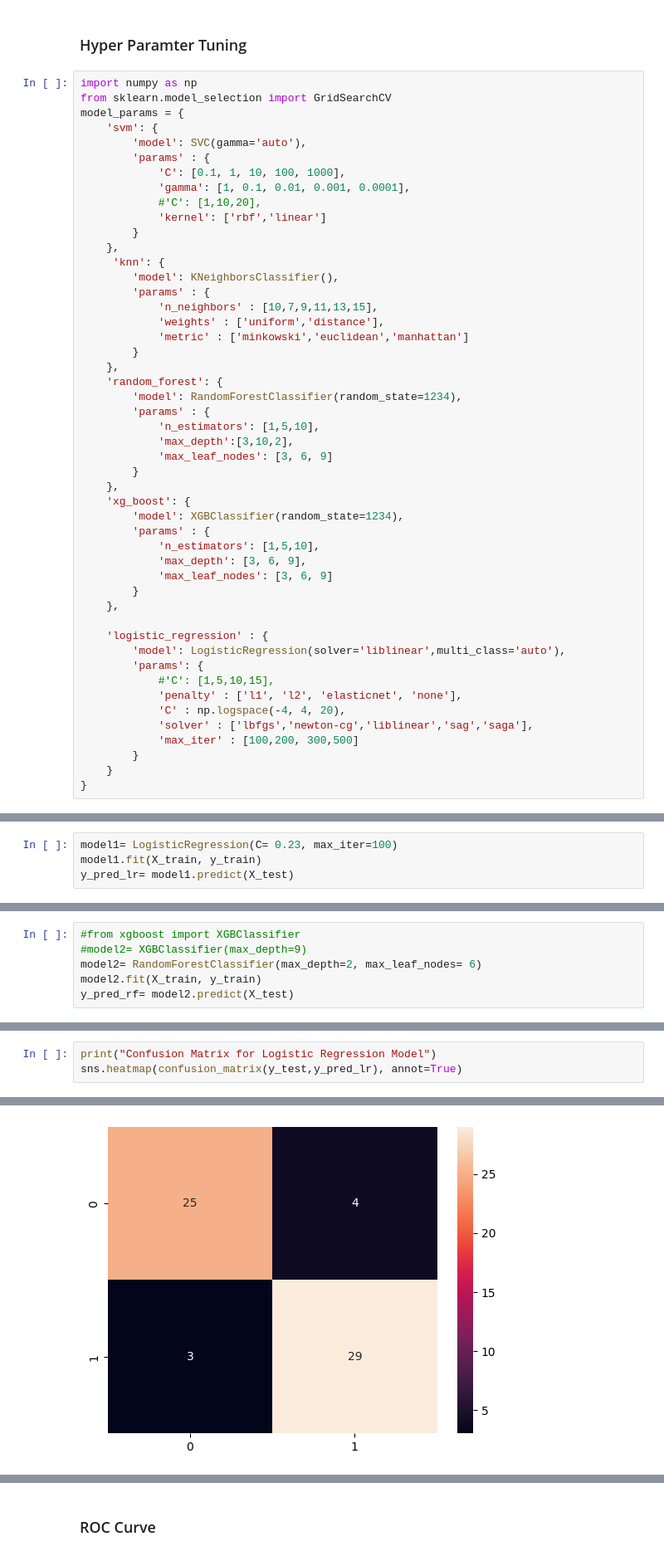
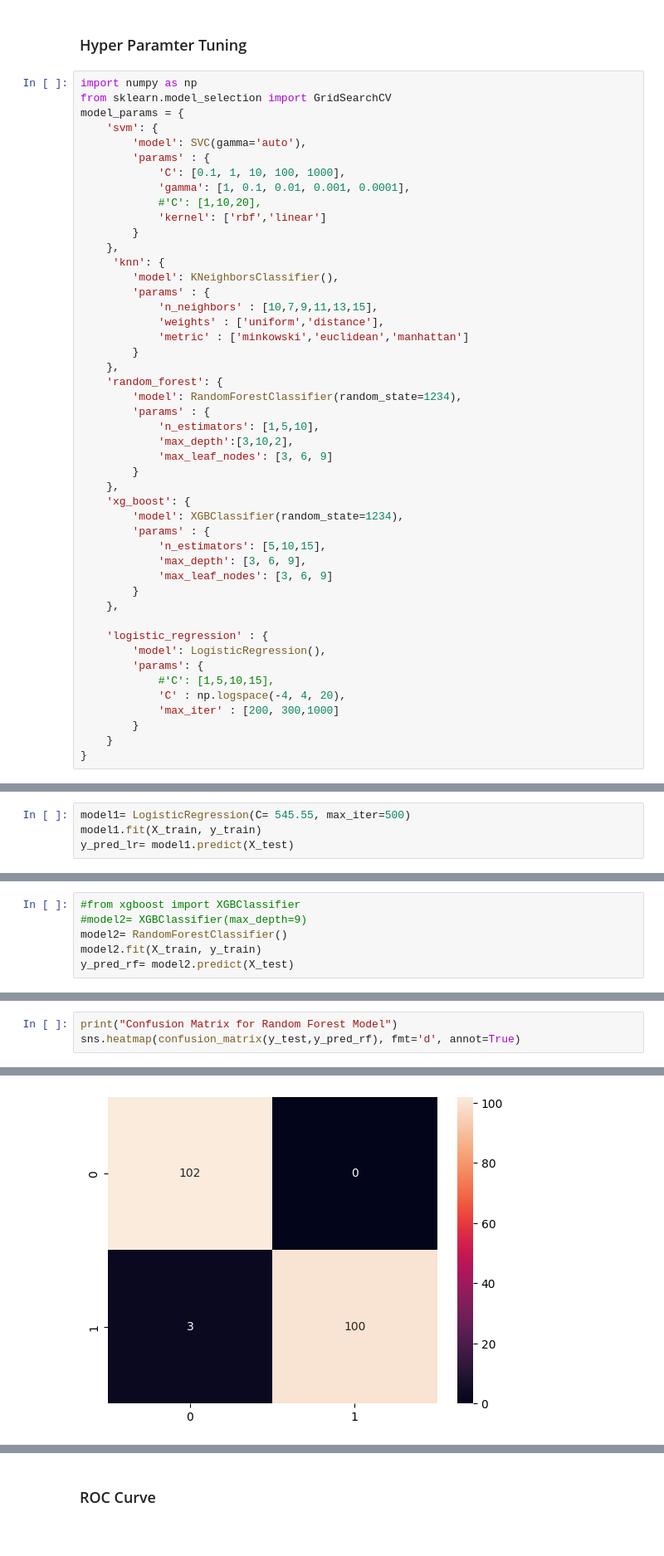
Before and after one commit to edasaruhan/Assingment_ML_kili66, a Jupyter notebook: heart_disease_prediction.ipynb, the cells around one changed output, grey strips where cells are left out. Shown: that part at 83% size. Saved outputs shown, nothing was run; the diff lists cells and outputs as text.

Commit message:
Notebooks and Models updated

```diff
--- a/heart_disease_prediction.ipynb
+++ b/heart_disease_prediction.ipynb
@@ -196,20 +220,18 @@ model_params = {
     'xg_boost': {
         'model': XGBClassifier(random_state=1234),
         'params' : {
-            'n_estimators': [1,5,10],
+            'n_estimators': [5,10,15],
             'max_depth': [3, 6, 9],
             'max_leaf_nodes': [3, 6, 9]
         }
     },
 
     'logistic_regression' : {
-        'model': LogisticRegression(solver='liblinear',multi_class='auto'),
+        'model': LogisticRegression(),
         'params': {
             #'C': [1,5,10,15],
-            'penalty' : ['l1', 'l2', 'elasticnet', 'none'],
             'C' : np.logspace(-4, 4, 20),
-            'solver' : ['lbfgs','newton-cg','liblinear','sag','saga'],
-            'max_iter' : [100,200, 300,500]
+            'max_iter' : [200, 300,1000]
         }
     }
 }
@@ -271,5 +276,5 @@ Please also refer to the documentation for alternative solver op
 # %%
-model1= LogisticRegression(C= 0.23, max_iter=100)
+model1= LogisticRegression(C= 545.55, max_iter=500)
 model1.fit(X_train, y_train)
 y_pred_lr= model1.predict(X_test)
 # %% [output]
@@ -289,7 +294,7 @@ The test score with LogisticRegression is: 0.8852459016393442
 # %%
 #from xgboost import XGBClassifier
 #model2= XGBClassifier(max_depth=9)
-model2= RandomForestClassifier(max_depth=2, max_leaf_nodes= 6)
+model2= RandomForestClassifier()
 model2.fit(X_train, y_train)
 y_pred_rf= model2.predict(X_test)
 # %%
@@ -310,4 +315,4 @@ The test score with SVM is: 0.8688524590163934
 # %%
-print("Confusion Matrix for Logistic Regression Model")
-sns.heatmap(confusion_matrix(y_test,y_pred_lr), annot=True)
+print("Confusion Matrix for Random Forest Model")
+sns.heatmap(confusion_matrix(y_test,y_pred_rf), fmt='d', annot=True)
 # %% [output]
@@ -316,2 +321,2 @@ Confusion Matrix for Logistic Regression Model
-[figure, old version]
+[figure, new version]
 # %%
```
Also changed, not shown: parts of 37 cells of this notebook, 4 other files.
